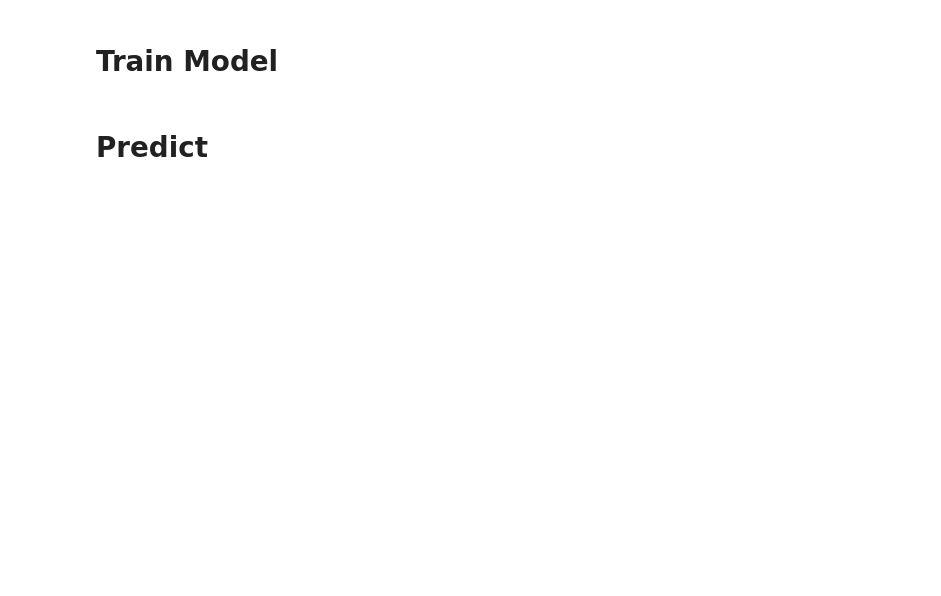
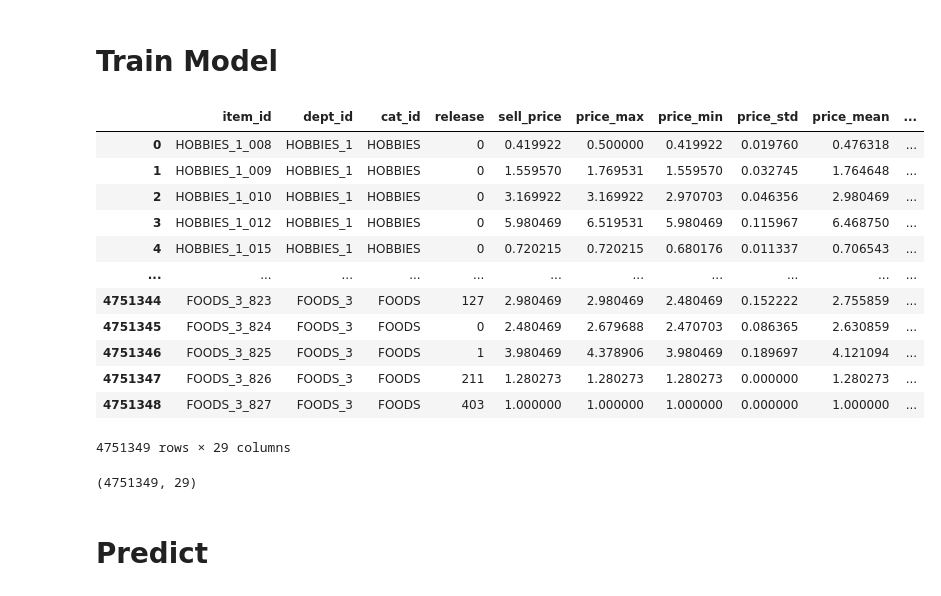
Before and after one commit to wkCircle/m5-accuracy-competition, a Jupyter notebook: m5-final-XX.ipynb, the cells around one changed output. Saved outputs shown, nothing was run; the diff lists cells and outputs as text; code cells hidden in the pictures; blank space fills up the shorter version.

```diff
--- a/m5-final-XX.ipynb
+++ b/m5-final-XX.ipynb
@@ -232,3 +230,29 @@ grid_df[train_mask][features_columns].shape
+# %%
+# have a look at training data
+for store_id in STORES_IDS:
+    grid_df, features_columns = get_data_by_store(store_id)
+    train_mask = grid_df['d'] <= END_TRAIN
+    valid_mask = train_mask & (grid_df['d'] > (END_TRAIN - P_HORIZON))
+    preds_mask = grid_df['d'] > (END_TRAIN - 100)
+    MODEL_FEATURES = features_columns
+    break
+display(grid_df[train_mask][features_columns])
+grid_df[train_mask][features_columns].shape
+# %% [output]
+|  | item_id | dept_id | cat_id | release | sell_price | price_max | price_min | price_std | price_mean | ... |
+| 0 | HOBBIES_1_008 | HOBBIES_1 | HOBBIES | 0 | 0.419922 | 0.500000 | 0.419922 | 0.019760 | 0.476318 | ... |
+| 1 | HOBBIES_1_009 | HOBBIES_1 | HOBBIES | 0 | 1.559570 | 1.769531 | 1.559570 | 0.032745 | 1.764648 | ... |
+| 2 | HOBBIES_1_010 | HOBBIES_1 | HOBBIES | 0 | 3.169922 | 3.169922 | 2.970703 | 0.046356 | 2.980469 | ... |
+| 3 | HOBBIES_1_012 | HOBBIES_1 | HOBBIES | 0 | 5.980469 | 6.519531 | 5.980469 | 0.115967 | 6.468750 | ... |
+| 4 | HOBBIES_1_015 | HOBBIES_1 | HOBBIES | 0 | 0.720215 | 0.720215 | 0.680176 | 0.011337 | 0.706543 | ... |
+| ... | ... | ... | ... | ... | ... | ... | ... | ... | ... | ... |
+| 4751344 | FOODS_3_823 | FOODS_3 | FOODS | 127 | 2.980469 | 2.980469 | 2.480469 | 0.152222 | 2.755859 | ... |
+| 4751345 | FOODS_3_824 | FOODS_3 | FOODS | 0 | 2.480469 | 2.679688 | 2.470703 | 0.086365 | 2.630859 | ... |
+| 4751346 | FOODS_3_825 | FOODS_3 | FOODS | 1 | 3.980469 | 4.378906 | 3.980469 | 0.189697 | 4.121094 | ... |
+| 4751347 | FOODS_3_826 | FOODS_3 | FOODS | 211 | 1.280273 | 1.280273 | 1.280273 | 0.000000 | 1.280273 | ... |
+| 4751348 | FOODS_3_827 | FOODS_3 | FOODS | 403 | 1.000000 | 1.000000 | 1.000000 | 0.000000 | 1.000000 | ... |
+4751349 rows × 29 columns
+(4751349, 29)
 # %% [markdown]
 # Predict
 # %%
```
Also changed, not shown: parts of 3 cells of this notebook, 1 other file.
